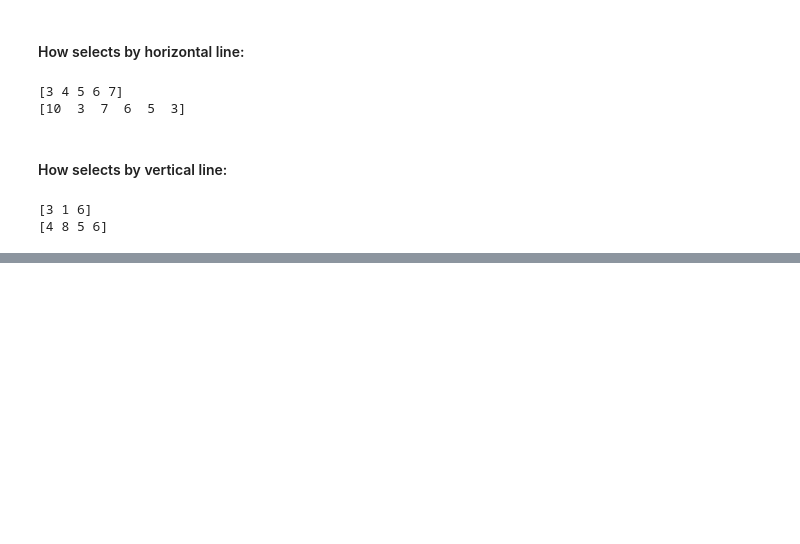
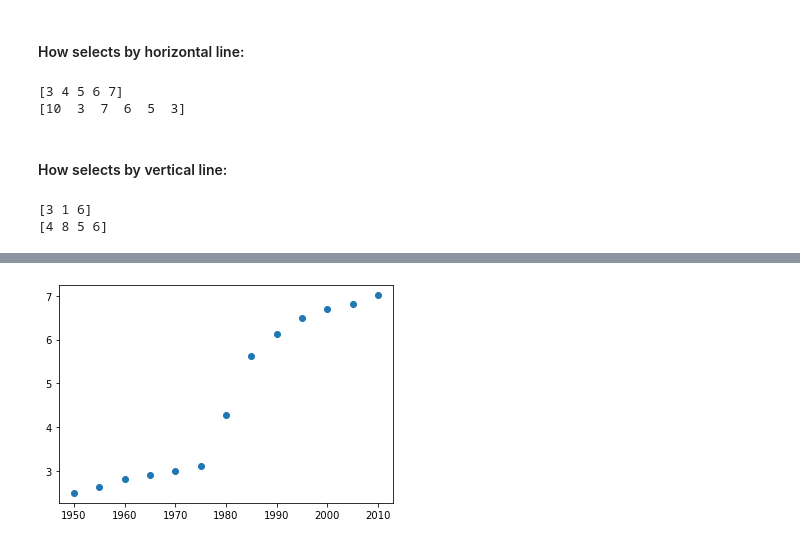
Before and after one commit to joaocarvoli/Data-Science, a Jupyter notebook: notions-and-questions/1-python.ipynb, the cells around one changed output, grey strips where cells are left out. Cells and saved outputs as stored; diff of their text form; code cells hidden in the pictures; blank space fills up the shorter version.

```diff
--- a/notions-and-questions/1-python.ipynb
+++ b/notions-and-questions/1-python.ipynb
@@ -34,0 +60,5 @@ print(np_2d[:4,5])
+# %%
+plt.scatter(year,pop)
+plt.show()
+# %% [output]
+[figure, added]
```
Also changed, not shown: parts of 9 cells of this notebook.
